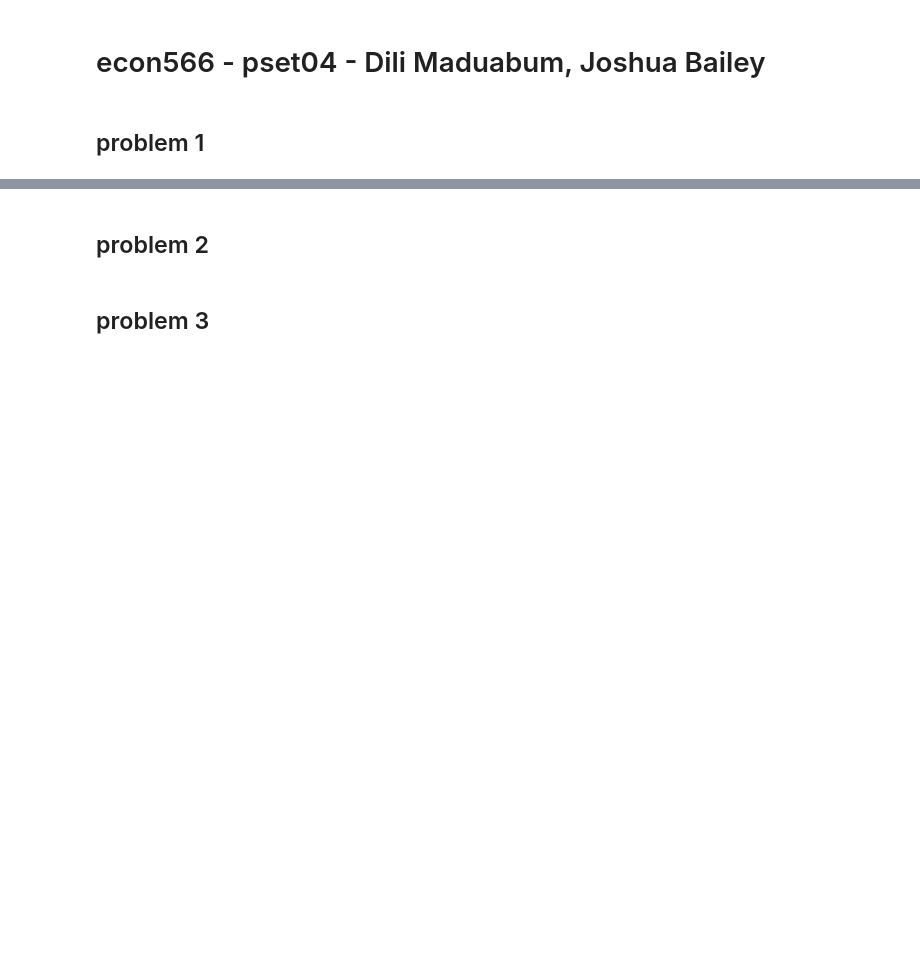
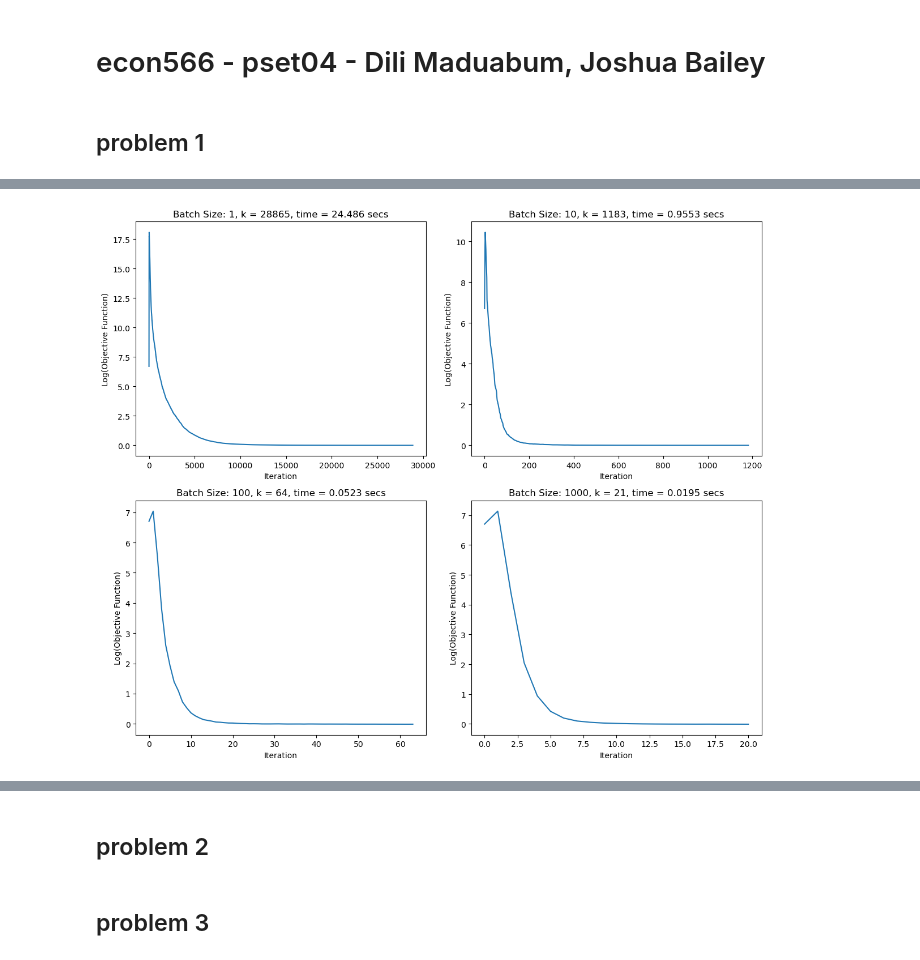
Before and after one commit to Datadili/EconML, a Jupyter notebook: pset_4/pset04.ipynb, the cells around one changed output, grey strips where cells are left out. Cells and saved outputs as stored; diff of their text form; code cells hidden in the pictures; blank space fills up the shorter version.

```diff
--- a/pset_4/pset04.ipynb
+++ b/pset_4/pset04.ipynb
@@ -2,3 +2,9 @@
 # econ566 - pset04 - Dili Maduabum, Joshua Bailey
 # %% [markdown]
 ## problem 1
+# %%
+import pandas as pd
+import numpy as np
+reg = pd.read_csv("reg.csv")
+
+reg.head()
@@ -4,0 +19,10 @@
+# %%
+#make a new dataset
+n = reg.shape[0] #shape returns dimensions, shape[0] is the rows
+reg2 = reg.copy() #making a copy to manipulate
+ones_column = np.ones((n, 1)) #10,000 by 1 column vector of ones (for the intercept)
+
+#inserting the 'ones' column at the 3rd column (index = 2), naming it ones
+reg2.insert(loc = 2, column = 'ones', value = ones_column)
+
+reg2.head()
@@ -4,0 +134,33 @@
+# %%
+import matplotlib.pyplot as plt
+import math
+import time
+
+batch = [1, 10, 100, 1000]
+
+# Set a larger figure size
+plt.figure(figsize=(12, 10))
+
+for i, B in enumerate(batch, 1):
+    # Record the start time
+    start_time = time.time()
+
+    #Takes in betas, iterations, objective functions
+    Betas, iteration, obj_func = gradient_descent(mse, mse_gradient, B_0, step_1_k, B, X, y)
+
+    # Calculate the elapsed time
+    elapsed_time = time.time() - start_time
+
+    # Create a new subplot
+    plt.subplot(2, 2, i)
+
+    # Plot the (logged) mse
+    plt.plot(range(iteration), [math.log(i) for i in obj_func])
+    plt.xlabel('Iteration')
+    plt.ylabel('Log(Objective Function)')
+    plt.title(f'Batch Size: {B}, k = {iteration}, time = {round(elapsed_time, 4)} secs')
+
+plt.tight_layout()  # Adjust layout to prevent overlapping subplots
+plt.show()
+# %% [output]
+[figure, added]
```
Also changed, not shown: parts of 12 cells of this notebook.
